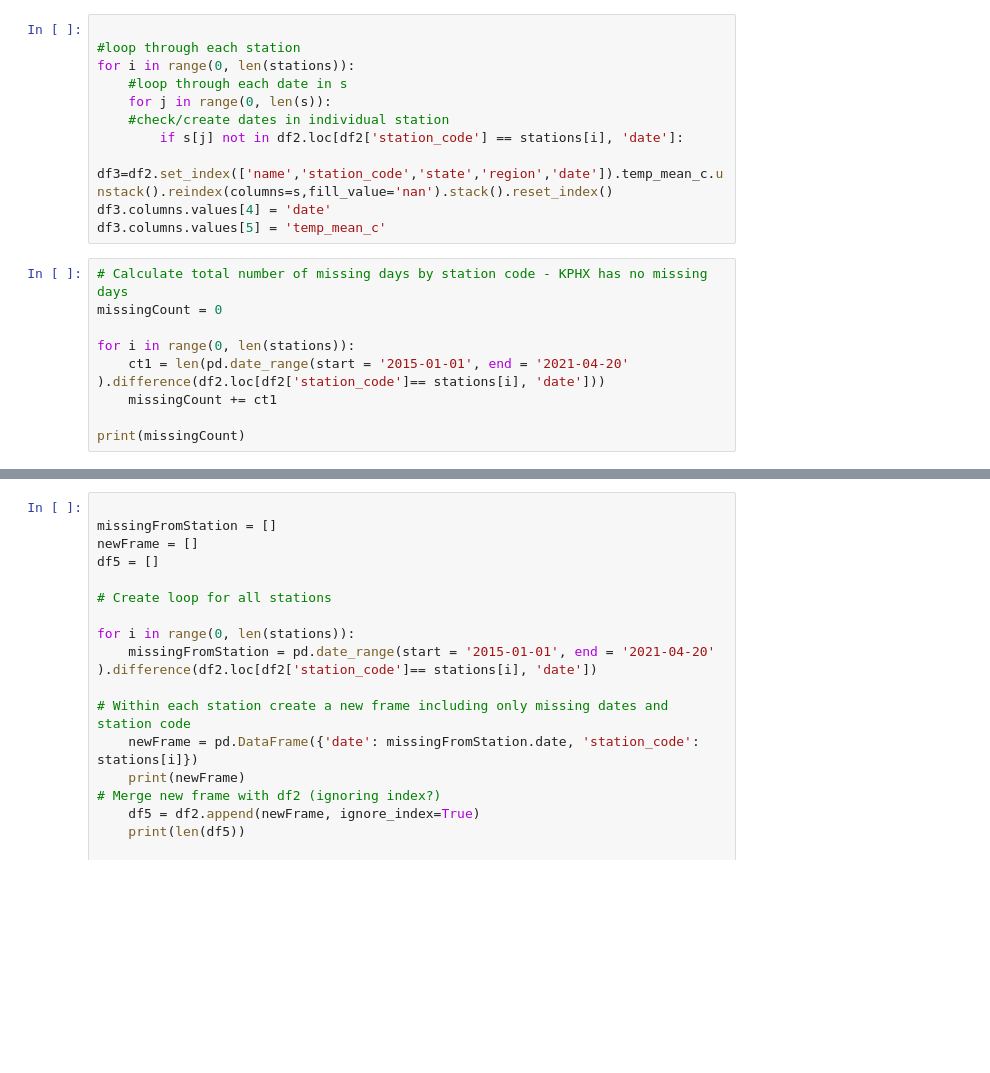
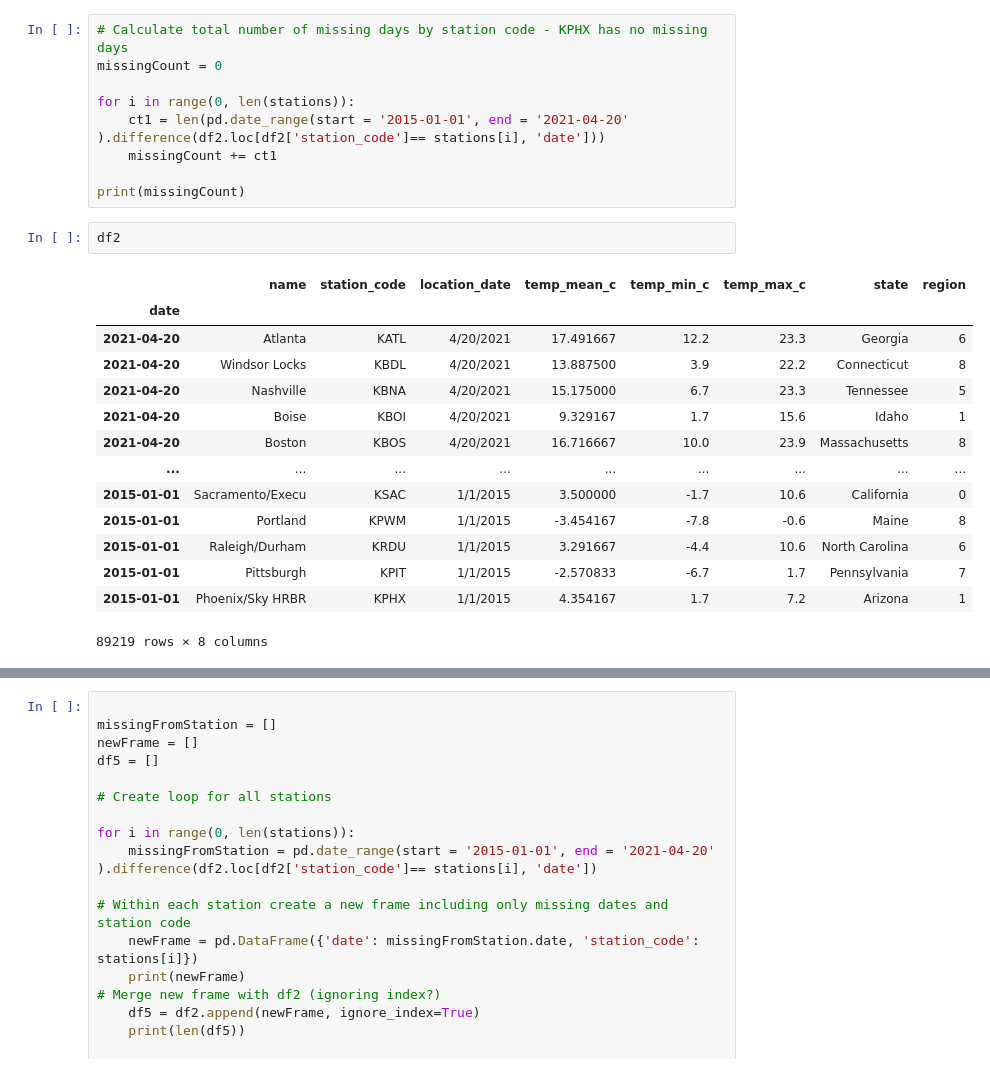
Before and after one commit to KPess/DegreeDays, a Jupyter notebook: Untitled.ipynb, the cells around one changed output, grey strips where cells are left out. Drawn from its saved outputs; the diff is of its cells as text; blank space fills up the shorter version.

```diff
--- a/Untitled.ipynb
+++ b/Untitled.ipynb
@@ -192,14 +258,3 @@ for i in range(0, len(stations)):
-# %%
-
-#loop through each station
-for i in range(0, len(stations)):
-    #loop through each date in s
-    for j in range(0, len(s)):
-    #check/create dates in individual station
-        if s[j] not in df2.loc[df2['station_code'] == stations[i], 'date']:
-            df3=df2.set_index(['name','station_code','state','region','date']).temp_mean_c.unstack().reindex(columns=s,fill_value='nan').stack().reset_index()
-df3.columns.values[4] = 'date'
-df3.columns.values[5] = 'temp_mean_c'
 # %%
 # Calculate total number of missing days by station code - KPHX has no missing days
 missingCount = 0
@@ -209,4 +264,21 @@ for i in range(0, len(stations)):
     missingCount += ct1
 
 print(missingCount)
+# %%
+df2
+# %% [output]
+|  | name | station_code | location_date | temp_mean_c | temp_min_c | temp_max_c | state | region |
+| date |  |  |  |  |  |  |  |  |
+| 2021-04-20 | Atlanta | KATL | 4/20/2021 | 17.491667 | 12.2 | 23.3 | Georgia | 6 |
+| 2021-04-20 | Windsor Locks | KBDL | 4/20/2021 | 13.887500 | 3.9 | 22.2 | Connecticut | 8 |
+| 2021-04-20 | Nashville | KBNA | 4/20/2021 | 15.175000 | 6.7 | 23.3 | Tennessee | 5 |
+| 2021-04-20 | Boise | KBOI | 4/20/2021 | 9.329167 | 1.7 | 15.6 | Idaho | 1 |
+| 2021-04-20 | Boston | KBOS | 4/20/2021 | 16.716667 | 10.0 | 23.9 | Massachusetts | 8 |
+| ... | ... | ... | ... | ... | ... | ... | ... | ... |
+| 2015-01-01 | Sacramento/Execu | KSAC | 1/1/2015 | 3.500000 | -1.7 | 10.6 | California | 0 |
+| 2015-01-01 | Portland | KPWM | 1/1/2015 | -3.454167 | -7.8 | -0.6 | Maine | 8 |
+| 2015-01-01 | Raleigh/Durham | KRDU | 1/1/2015 | 3.291667 | -4.4 | 10.6 | North Carolina | 6 |
+| 2015-01-01 | Pittsburgh | KPIT | 1/1/2015 | -2.570833 | -6.7 | 1.7 | Pennsylvania | 7 |
+| 2015-01-01 | Phoenix/Sky HRBR | KPHX | 1/1/2015 | 4.354167 | 1.7 | 7.2 | Arizona | 1 |
+89219 rows × 8 columns
 # %%
```
Also changed, not shown: parts of 30 cells of this notebook.
